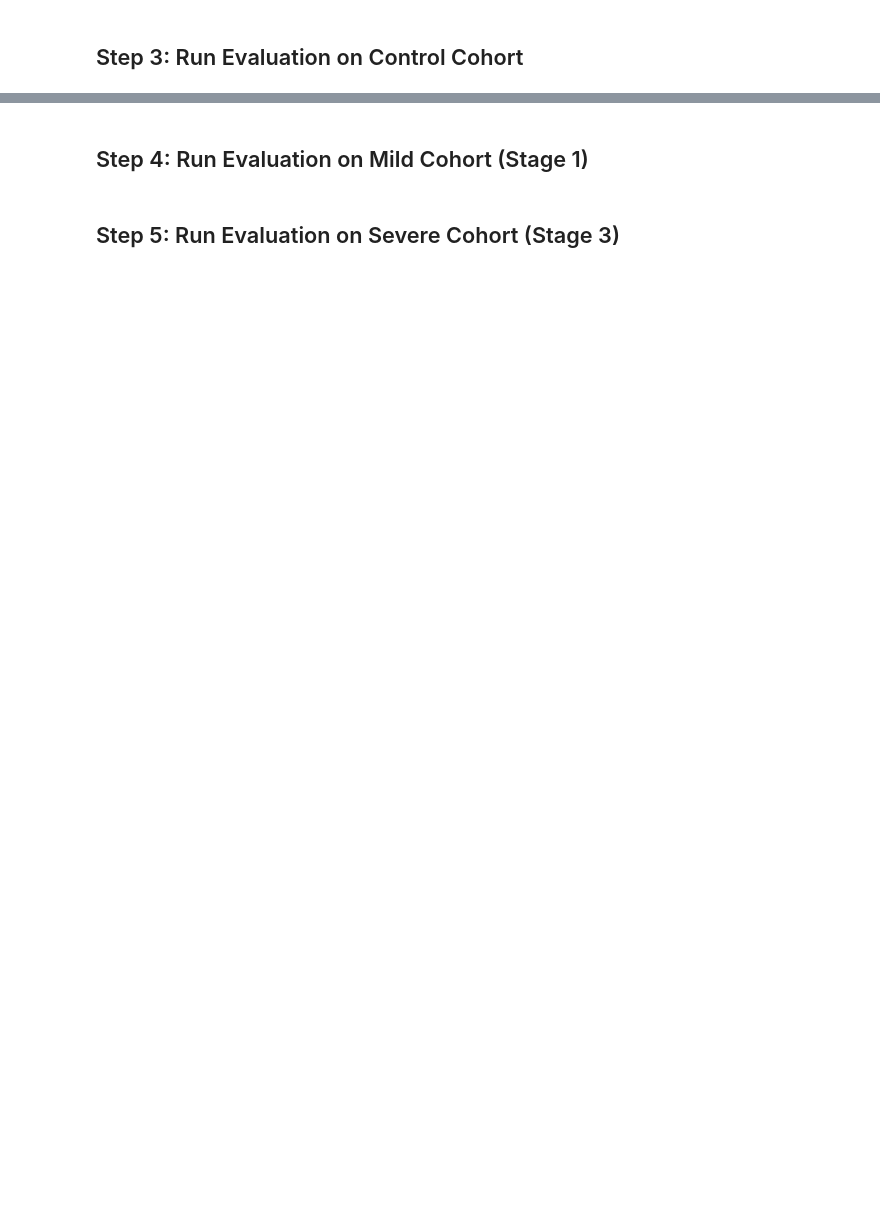
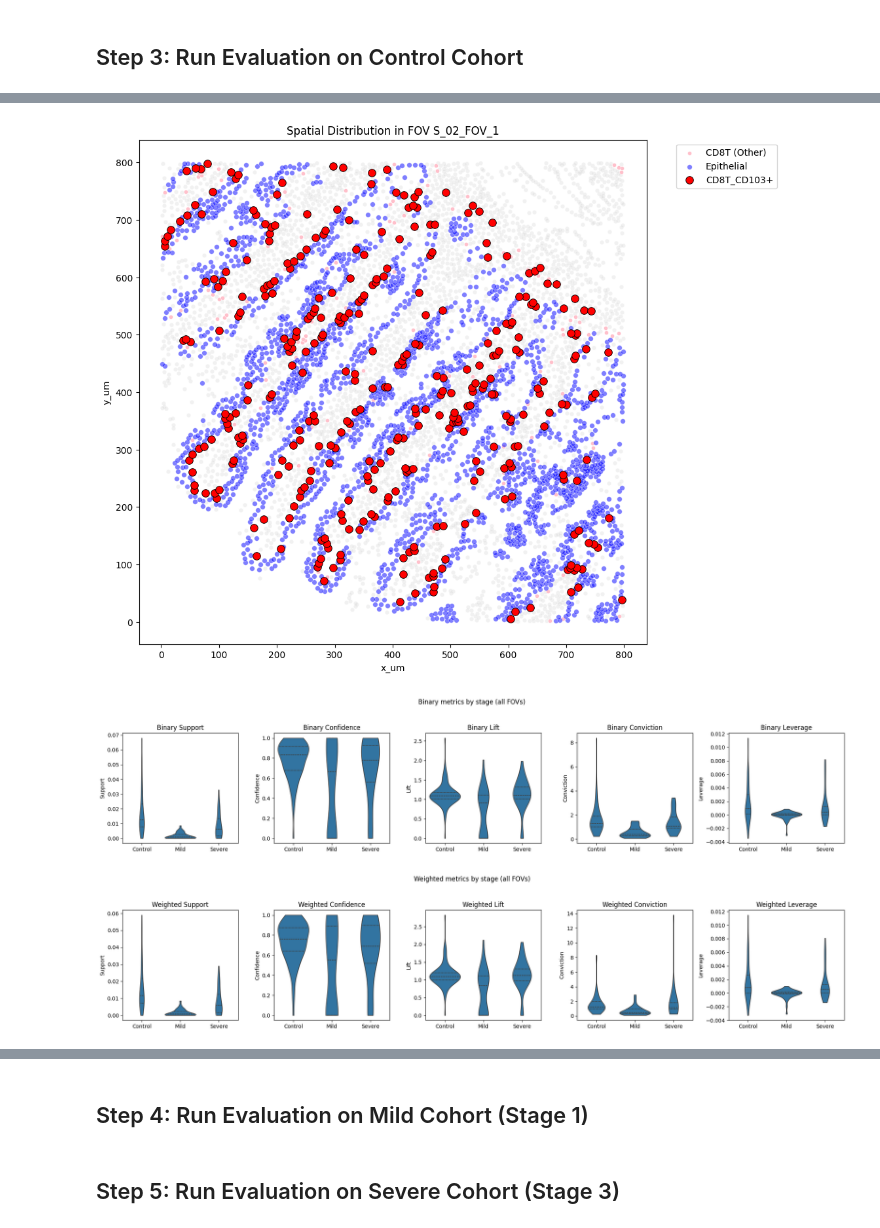
Before and after one commit to rachelbronerHU/bio-association-rule-mining-and-correlation, a Jupyter notebook: visualization/notebooks/investigate_cd8t_cd103_rule.ipynb, the cells around one changed output, grey strips where cells are left out. Drawn from its saved outputs; the diff is of its cells as text; code cells hidden in the pictures; blank space fills up the shorter version.

```diff
--- a/visualization/notebooks/investigate_cd8t_cd103_rule.ipynb
+++ b/visualization/notebooks/investigate_cd8t_cd103_rule.ipynb
@@ -558,0 +627,5 @@ Visualizing Representative FOV: GVHD_08_FOV_1 (58 matching antecedent cells)
+# %%
+metrics = evaluate_cohort("Duodenum - Control", duodenum_control_fovs, df_cells)
+if not metrics.empty:
+    STAGE_FOV_METRICS.append(metrics)
+# %% [output]
@@ -558,0 +649,3 @@ Visualizing Representative FOV: GVHD_08_FOV_1 (58 matching antecedent cells)
+[figure, added]
+[figure, added]
+[figure, added]
```
Also changed, not shown: parts of 16 cells of this notebook, 5 other files.
